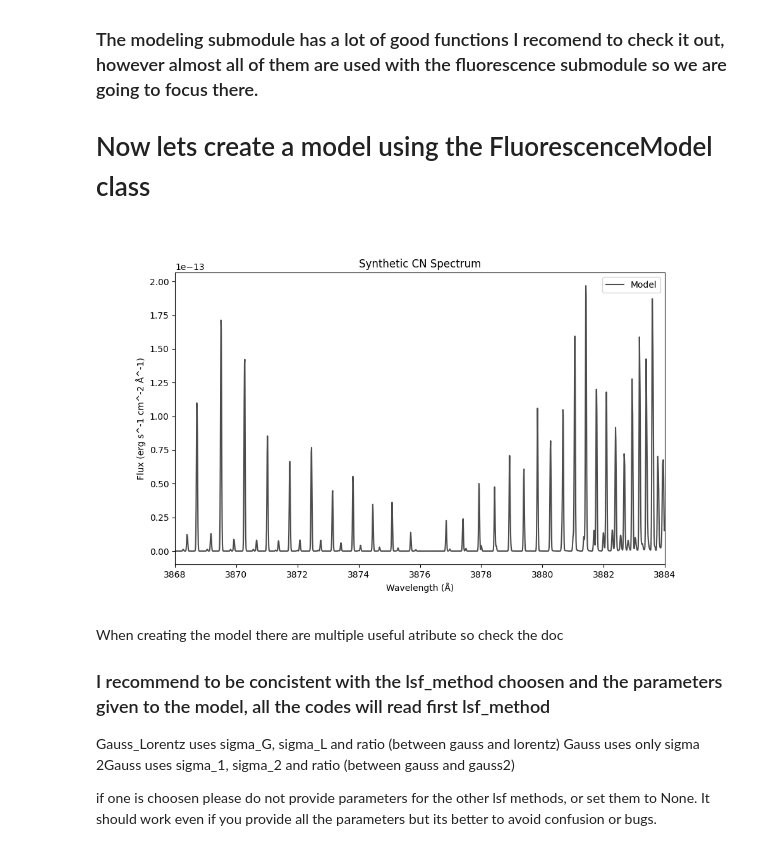
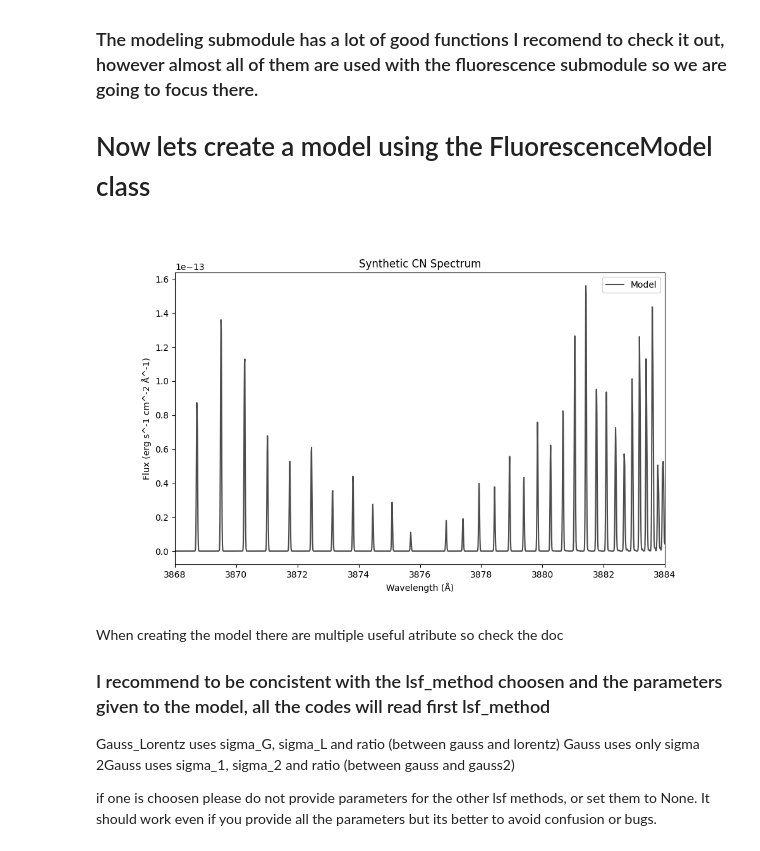
Before and after one commit to baltasarluco/CometSpec, a Jupyter notebook: WorkFlow_Example/WorkFlow.ipynb, the cells around one changed output. Saved outputs shown, nothing was run; the diff lists cells and outputs as text; code cells hidden in the pictures.

```diff
--- a/WorkFlow_Example/WorkFlow.ipynb
+++ b/WorkFlow_Example/WorkFlow.ipynb
@@ -239,37 +242,36 @@ from astropy.io import fits
 # wave_col, flux_col, error_col, continuum_col can be changed to your data coluns names omega
 # is the solid angle in sr of the observation default is assuming circular of radius 0.5 arcsec
 # default line list 12C14N including B-X 00 and A-X delta v=1 (violet and red systems)
-col = {iso: 12.1 -   i for i, iso in enumerate(['12C14N', '13C14N', '12C15N'])}
+
 model = FluorescenceModel(
     data=spectra,  #this is just used on the fitting stage but let's attach it here
     pumping=solar,  #solar pumping spectrum
     window = (3868.0, 3884.0), #wavelength range to be modeled and fitted
     lsf=None,  #no pre computed lsf function provided, None it will be set then other params
     lsf_method="Gauss_Lorentz",  #method to use to compute the lsf if no lsf function is provided
     A_min=1e4,  #minimum Einstein A coefficient to consider form the line list
     name=f'CN_Model {night}',  #name of the model
     sigma_G=0.015, #initial parameter for the Gaussian sigma
     fwhm_L=0.005, #initial parameter for the Lorentzian FWHM
     ratio = 0.95,  #initial parameter for the Gauss-Lorentz ratio
-    logN_by_iso=col,  #initial parameter for the column density log10 value
+    logN=12,  #initial parameter for the column density log10 value
     v_kms=0.0,  #initial parameter for the velocity shift in km/s (in case small shifts are needed)
     T=300.0,  #initial parameter for the rotational temperature in K
     logQ=-2,  #initial parameter for the log10 of the collisions rate in s^-1),
-    isotopologues=['12C14N', '13C14N', '12C15N']  #include the isotopologues to model
 )
 
 
 
 plt.figure(figsize=(10, 6))
 plt.plot(model.model_wave, model.best_model, color='k', alpha=0.7, label='Model')
 plt.xlabel('Wavelength (Å)')
 plt.xlim(model.window)
 plt.ylabel('Flux (erg s^-1 cm^-2 Å^-1)')
 plt.title('Synthetic CN Spectrum')
 plt.legend()
 plt.show()
 # %% [output]
-[figure, old version]
+[figure, new version]
 # %% [markdown]
 When creating the model there are multiple useful atribute so check the doc
 
```
Also changed, not shown: parts of 40 cells of this notebook, 9 other files.
